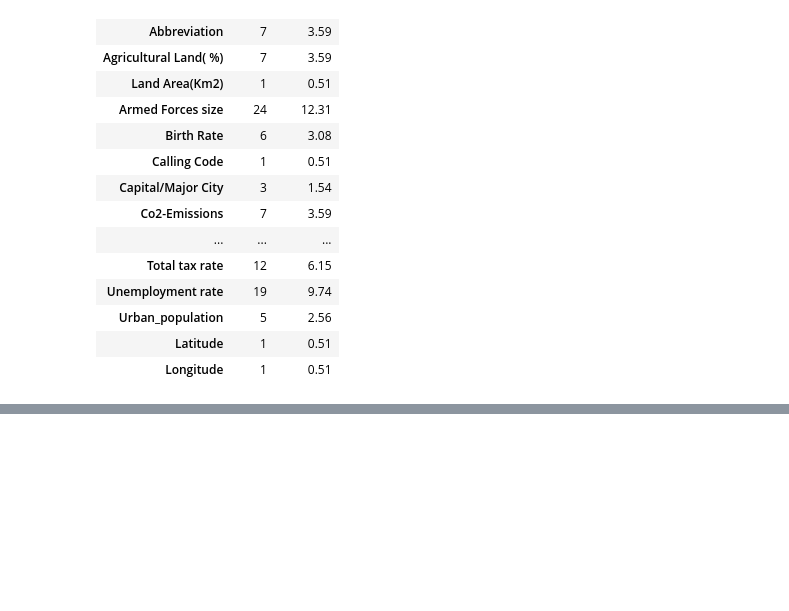
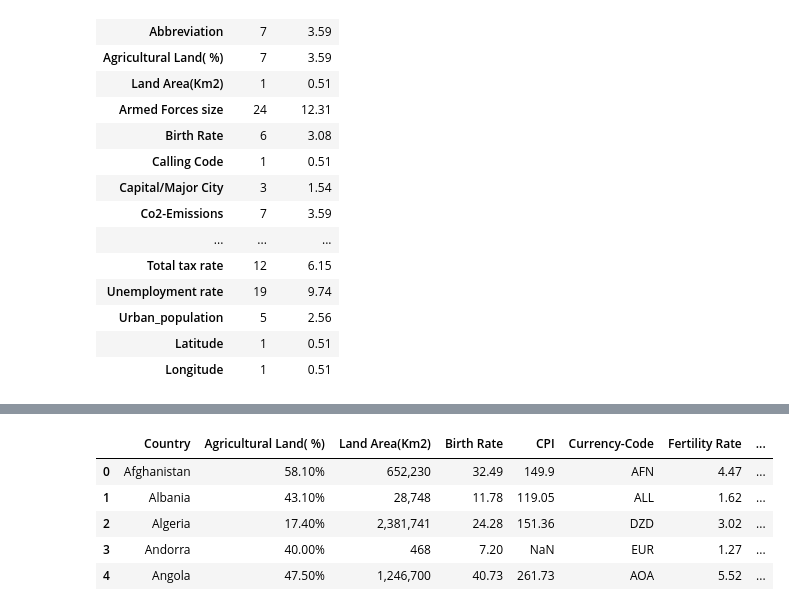
Before and after one commit to nataliebrown22/3250-final-project, a Jupyter notebook: code/notebooks/02_BAIS3250_project_cleaningWorldData.ipynb, the cells around one changed output, grey strips where cells are left out. Cells and saved outputs as stored; diff of their text form; code cells hidden in the pictures; blank space fills up the shorter version.

Commit message:
Made progress on data cleaning notebooks

```diff
--- a/code/notebooks/02_BAIS3250_project_cleaningWorldData.ipynb
+++ b/code/notebooks/02_BAIS3250_project_cleaningWorldData.ipynb
@@ -21,7 +23,7 @@ import pandas as pd
 * **world-data-2023.csv**
 # %%
 # load file
-world_df=pd.read_csv('world-data-2023.csv',sep=',',encoding='utf-8',header=0)
+world_df=pd.read_csv('world_data_raw.csv',sep=',',encoding='utf-8',header=0)
 # %%
 # display header
 world_df.head()
@@ -136,0 +155,16 @@ World Data Nulls
+# %%
+# columns to remove: calling code, capital / major city & land area (other data set has this and does not have nulls), density, abbreviation, armed forces size
+world_df=world_df.drop(columns=['Abbreviation','Density\n(P/Km2)','Armed Forces size',
+                                'Calling Code','Largest city','Total tax rate','Minimum wage',
+                               'Gasoline Price','Population: Labor force participation (%)','Out of pocket health expenditure',
+                               'Co2-Emissions','Forested Area (%)','Urban_population','CPI Change (%)',
+                               'Maternal mortality ratio','Capital/Major City'])
+# %%
+display(world_df.head())
+# %% [output]
+|  | Country | Agricultural Land( %) | Land Area(Km2) | Birth Rate | CPI | Currency-Code | Fertility Rate | ... |
+| 0 | Afghanistan | 58.10% | 652,230 | 32.49 | 149.9 | AFN | 4.47 | ... |
+| 1 | Albania | 43.10% | 28,748 | 11.78 | 119.05 | ALL | 1.62 | ... |
+| 2 | Algeria | 17.40% | 2,381,741 | 24.28 | 151.36 | DZD | 3.02 | ... |
+| 3 | Andorra | 40.00% | 468 | 7.20 | NaN | EUR | 1.27 | ... |
+| 4 | Angola | 47.50% | 1,246,700 | 40.73 | 261.73 | AOA | 5.52 | ... |
```
Also changed, not shown: parts of 61 cells of this notebook, 3 other files.
